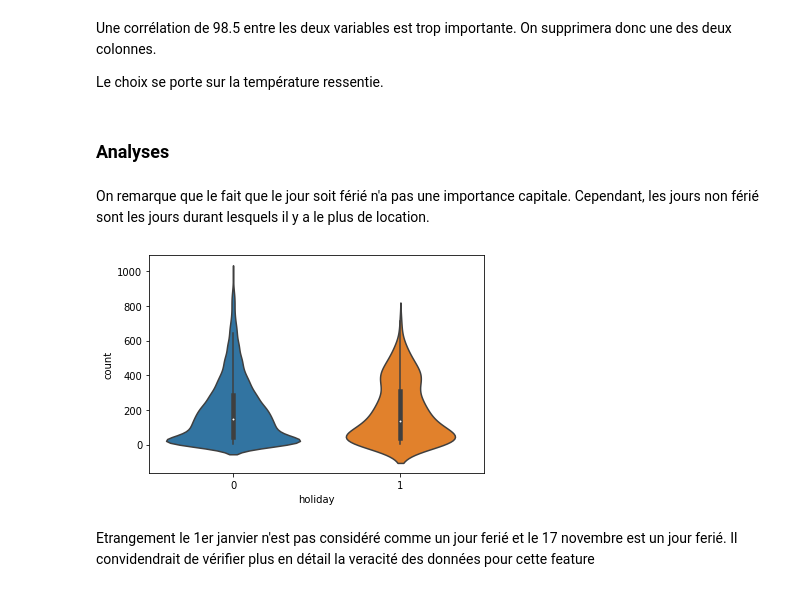
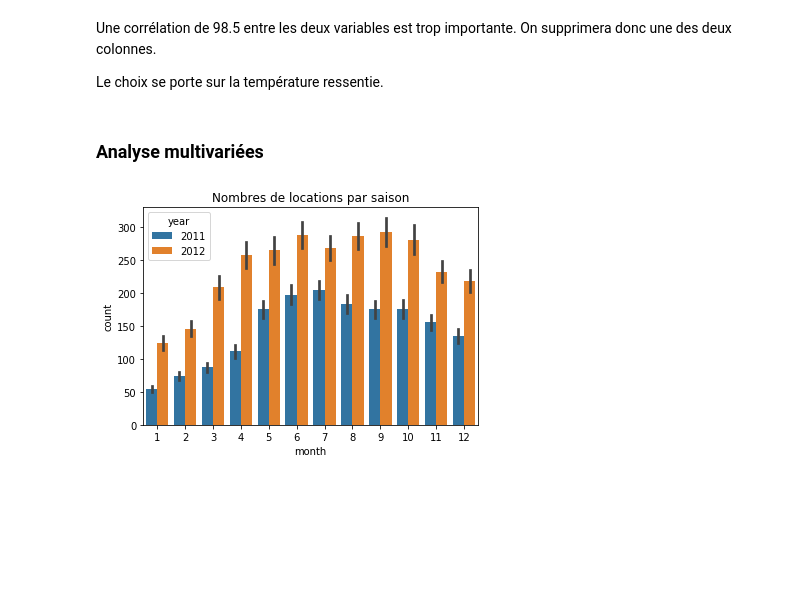
Before and after one commit to uazech/data-mining-velo, a Jupyter notebook: script/projet_velo_sujet.ipynb, the cells around one changed output. Drawn from its saved outputs; the diff is of its cells as text; code cells hidden in the pictures; blank space fills up the shorter version.

Commit message:
Analyse bivariée/multivariée

```diff
--- a/script/projet_velo_sujet.ipynb
+++ b/script/projet_velo_sujet.ipynb
@@ -423,14 +532,11 @@ Une corrélation de 98.5 entre les deux variables est trop importante. On suppri
 Le choix se porte sur la température ressentie.
 # %%
 df.drop("atemp",axis=1, inplace=True)
-# %% [markdown]
-### Analyses
-# %% [markdown]
-On remarque que le fait que le jour soit férié n'a pas une importance capitale. Cependant, les jours non férié sont les jours durant lesquels il y a le plus de location.
+# %% [markdown]
+### Analyse multivariées
 # %%
-sns.violinplot(x="holiday", y="count", data=df)
+ax = sns.barplot(x="month", y="count", hue="year", data=df)
+ax.set_title("Nombres de locations par saison")
 plt.show()
 # %% [output]
-[figure, old version]
+[figure, new version]
-# %% [markdown]
-Etrangement le 1er janvier n'est pas considéré comme un jour ferié et le 17 novembre est un jour ferié. Il convidendrait de vérifier plus en détail la veracité des données pour cette feature
```
Also changed, not shown: parts of 34 cells of this notebook.
